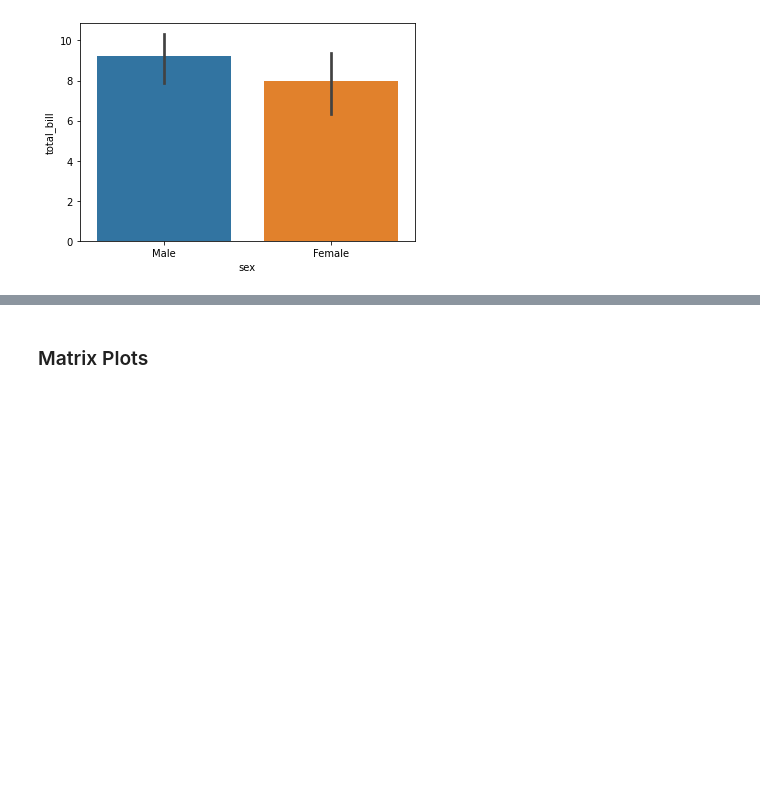
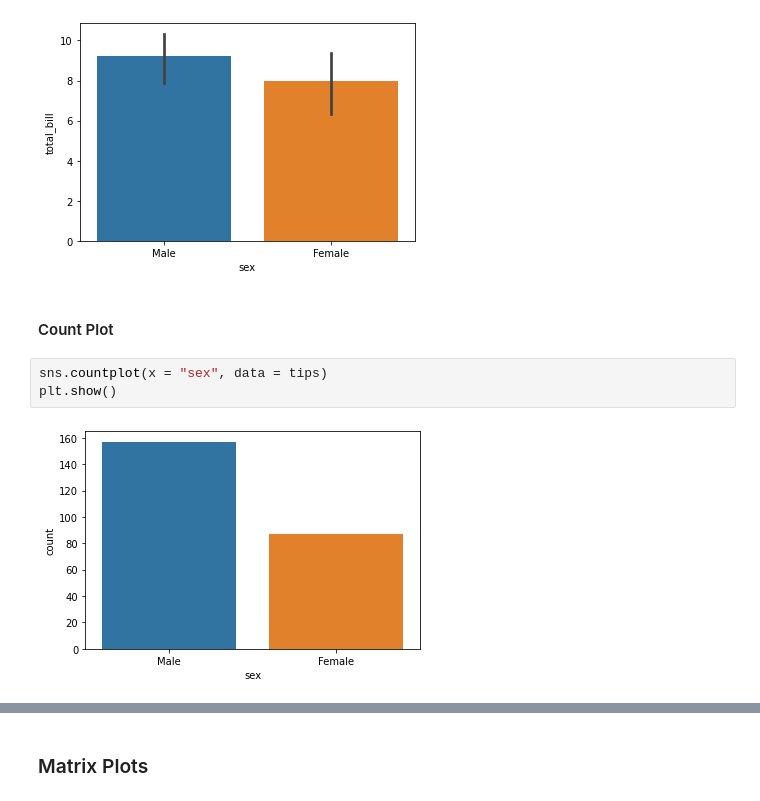
Before and after one commit to Zynith/Data-Science-and-Machine-Learning-Bootcamp, a Jupyter notebook: Visualizations.ipynb, the cells around one changed output, grey strips where cells are left out. Saved outputs shown, nothing was run; the diff lists cells and outputs as text; blank space fills up the shorter version.

```diff
--- a/Visualizations.ipynb
+++ b/Visualizations.ipynb
@@ -344,3 +348,10 @@ sns.barplot(x = "sex", y = "total_bill" , data = tips, estimator = np.std)
 plt.show()
 # %% [output]
 [figure]
+# %% [markdown]
+#### Count Plot
+# %%
+sns.countplot(x = "sex", data = tips)
+plt.show()
+# %% [output]
+[figure, added]
```
Also changed, not shown: parts of 44 cells of this notebook.
